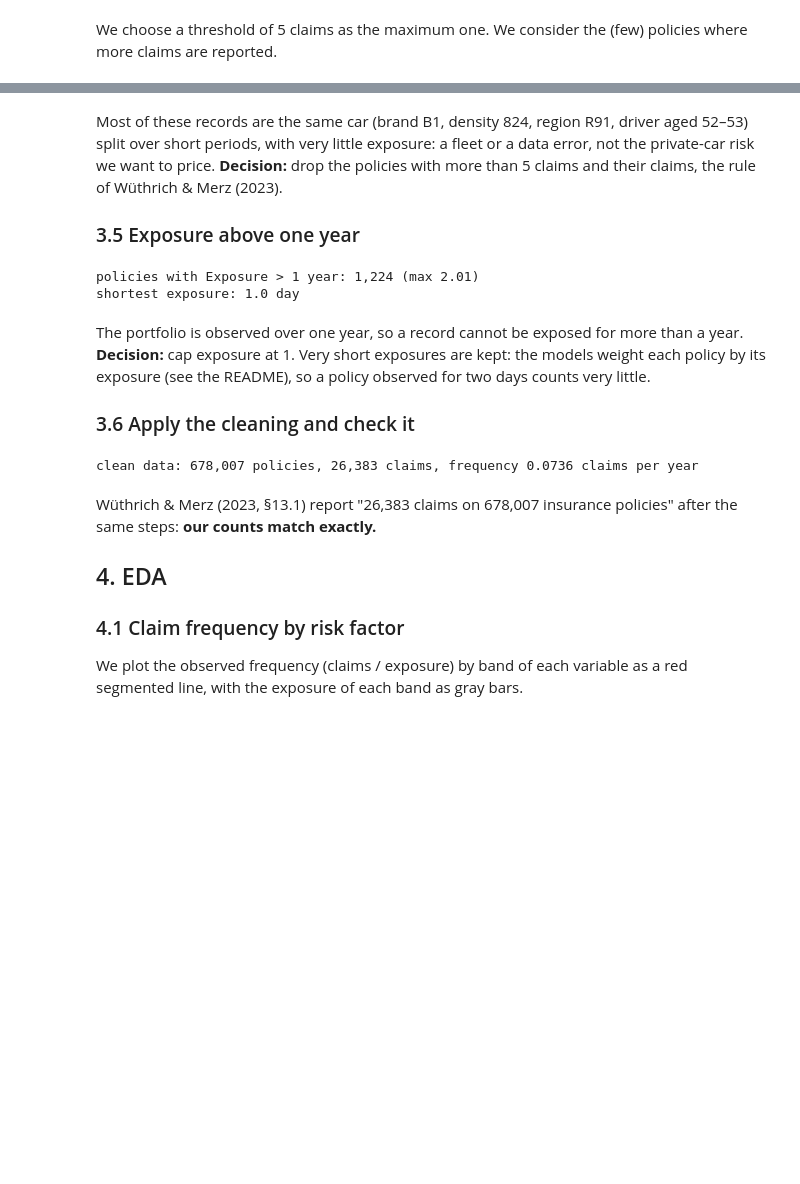
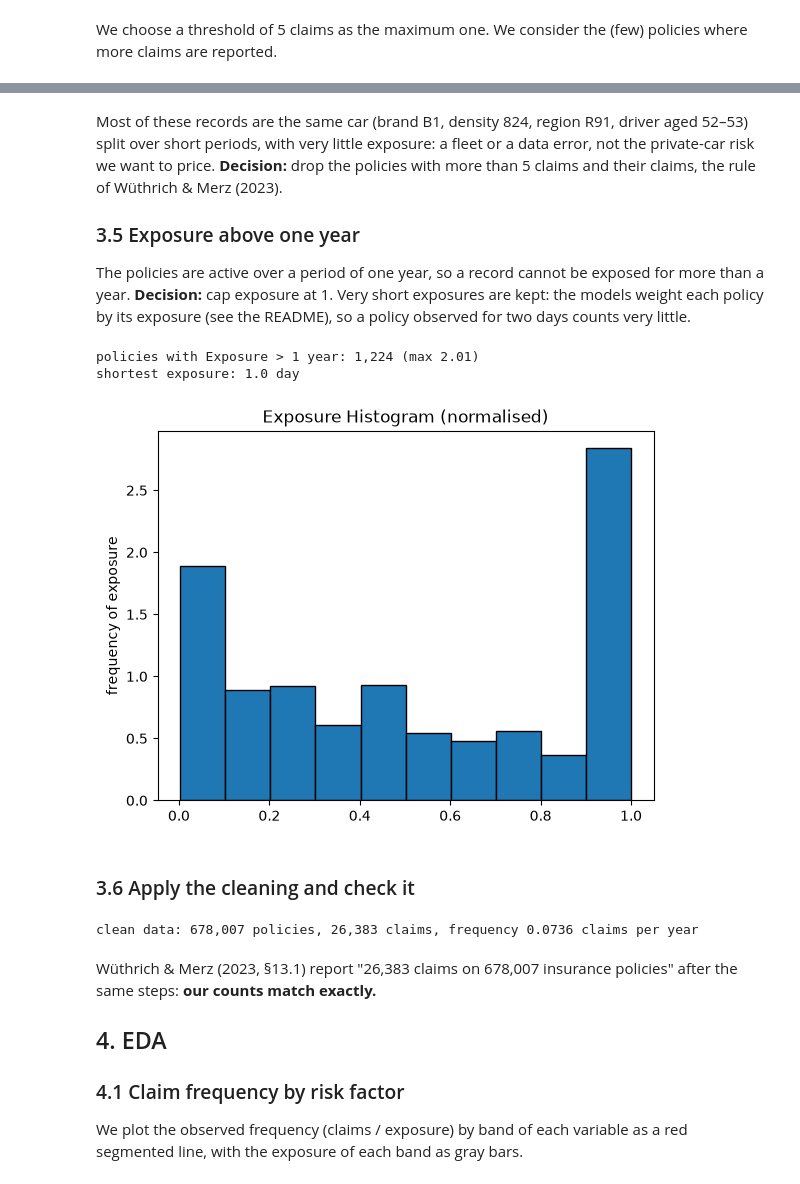
Before and after one commit to tommasocortopassi/motor-insurance-pricing, a Jupyter notebook: Motor_Insurance_Pricing.ipynb, the cells around one changed output, grey strips where cells are left out. Cells and saved outputs as stored; diff of their text form; code cells hidden in the pictures; blank space fills up the shorter version.

```diff
--- a/Motor_Insurance_Pricing.ipynb
+++ b/Motor_Insurance_Pricing.ipynb
@@ -240,38 +240,47 @@ policies[policies["n_claim_rows"] >= 5].sort_values("n_claim_rows", ascending=Fa
 Most of these records are the same car (brand B1, density 824, region R91, driver aged 52–53) split over short periods, with very little exposure: a fleet or a data error, not the private-car risk we want to price. **Decision:** drop the policies with more than 5 claims and their claims, the rule of Wüthrich & Merz (2023).
 
 ### 3.5 Exposure above one year
+
+The policies are active over a period of one year, so a record cannot be exposed for more than a year. **Decision:** cap exposure at 1. Very short exposures are kept: the models weight each policy by its exposure (see the README), so a policy observed for two days counts very little.
 # %%
 print(f"policies with Exposure > 1 year: {(policies['Exposure'] > 1).sum():,} (max {policies['Exposure'].max():.2f})")
 print(f"shortest exposure: {policies['Exposure'].min() * 365:.1f} day")
 # %% [output]
 policies with Exposure > 1 year: 1,224 (max 2.01)
 shortest exposure: 1.0 day
-# %% [markdown]
-The portfolio is observed over one year, so a record cannot be exposed for more than a year. **Decision:** cap exposure at 1. Very short exposures are kept: the models weight each policy by its exposure (see the README), so a policy observed for two days counts very little.
-
-### 3.6 Apply the cleaning and check it
-# %%
-# 1. Drop the claims without a policy.
-claims = claims[claims["IDpol"].isin(policies["IDpol"])].copy()
-# 2. Rebuild ClaimNb from the claims table.
-policies["ClaimNb"] = policies["n_claim_rows"]
-policies = policies.drop(columns="n_claim_rows")
-# 3. Drop the policies with more than 5 claims, and their claims.
-too_many = policies.loc[policies["ClaimNb"] > 5, "IDpol"]
-policies = policies[~policies["IDpol"].isin(too_many)].reset_index(drop=True)
-claims = claims[~claims["IDpol"].isin(too_many)].reset_index(drop=True)
-# 4. Cap exposure at one year.
-policies["Exposure"] = policies["Exposure"].clip(upper=1.0)
-# Total claim cost of each policy (0 without claims).
-policies["ClaimAmount"] = policies["IDpol"].map(claims.groupby("IDpol")["ClaimAmount"].sum()).fillna(0.0)
-
-# Consistency checks.
-assert policies["ClaimNb"].sum() == len(claims)
-assert np.isclose(policies["ClaimAmount"].sum(), claims["ClaimAmount"].sum())
-print(f"clean data: {len(policies):,} policies, {len(claims):,} claims, "
-      f"frequency {policies['ClaimNb'].sum() / policies['Exposure'].sum():.4f} claims per year")
-# %% [output]
-clean data: 678,007 policies, 26,383 claims, frequency 0.0736 claims per year
+# %%
+#Plot of the histogram of exposure
+plt.hist(policies["Exposure"],density=True,edgecolor="black", linewidth=1)
+plt.title("Exposure Histogram (normalised)")
+plt.ylabel("frequency of exposure")
+plt.show()
+# %% [output]
+[figure, added]
+# %% [markdown]
+### 3.6 Apply the cleaning and check it
+# %%
+# 1. Drop the claims without a policy.
+claims = claims[claims["IDpol"].isin(policies["IDpol"])].copy()
+# 2. Rebuild ClaimNb from the claims table.
+
+if "n_claim_rows" in policies.columns: #Avoid errors if the cell is rerun after dropping the column
+    policies["ClaimNb"] = policies["n_claim_rows"]
+    policies = policies.drop(columns="n_claim_rows")
+# 3. Drop the policies with more than 5 claims, and their claims.
+too_many = policies.loc[policies["ClaimNb"] > 5, "IDpol"]
+policies = policies[~policies["IDpol"].isin(too_many)].reset_index(drop=True)
+claims = claims[~claims["IDpol"].isin(too_many)].reset_index(drop=True)
+# 4. Cap exposure at one year.
+policies["Exposure"] = policies["Exposure"].clip(upper=1.0)
+# Total claim cost of each policy (0 without claims).
+policies["ClaimAmount"] = policies["IDpol"].map(claims.groupby("IDpol")["ClaimAmount"].sum()).fillna(0.0)
+# Consistency checks.
+assert policies["ClaimNb"].sum() == len(claims)
+assert np.isclose(policies["ClaimAmount"].sum(), claims["ClaimAmount"].sum())
+print(f"clean data: {len(policies):,} policies, {len(claims):,} claims, "
+      f"frequency {policies['ClaimNb'].sum() / policies['Exposure'].sum():.4f} claims per year")
+# %% [output]
+clean data: 678,007 policies, 26,383 claims, frequency 0.0736 claims per year
 # %% [markdown]
 Wüthrich & Merz (2023, §13.1) report "26,383 claims on 678,007 insurance policies" after the same steps: **our counts match exactly.**
 
```
Also changed, not shown: parts of 11 cells of this notebook.
